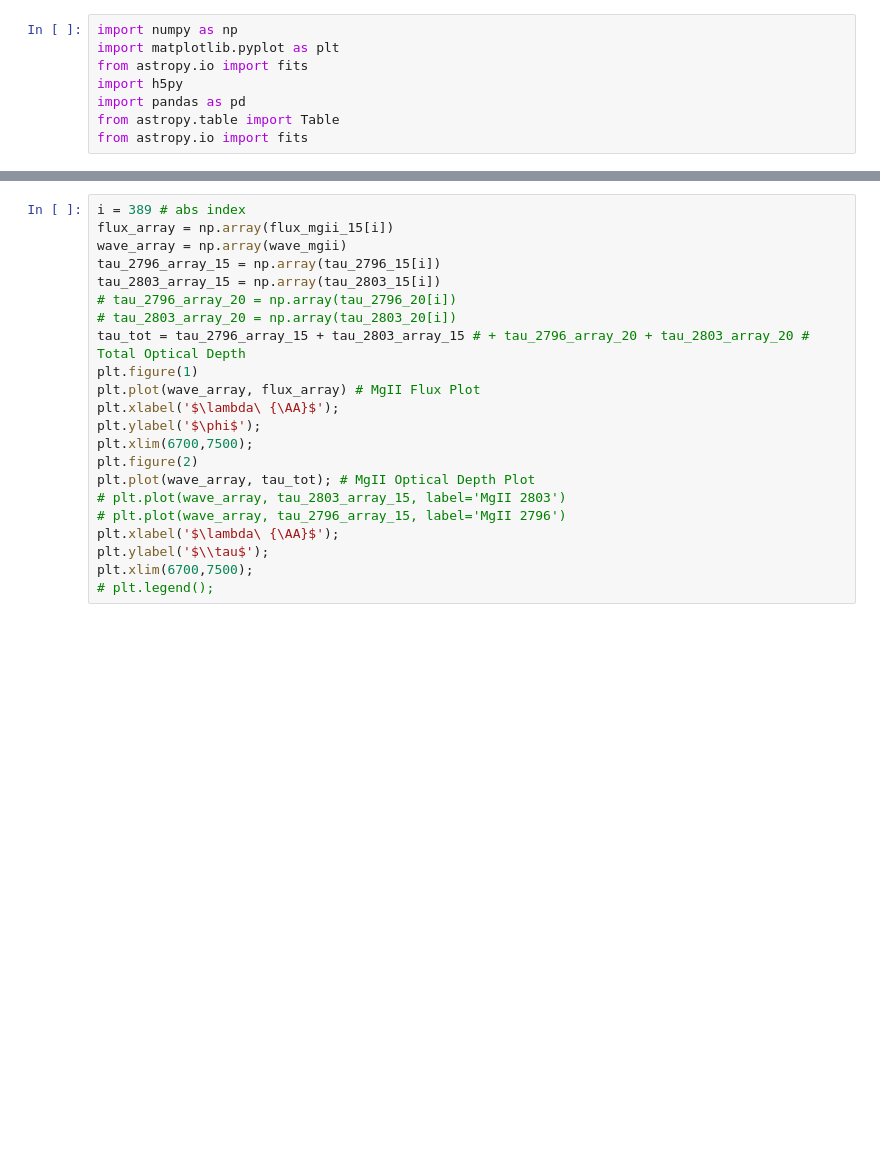
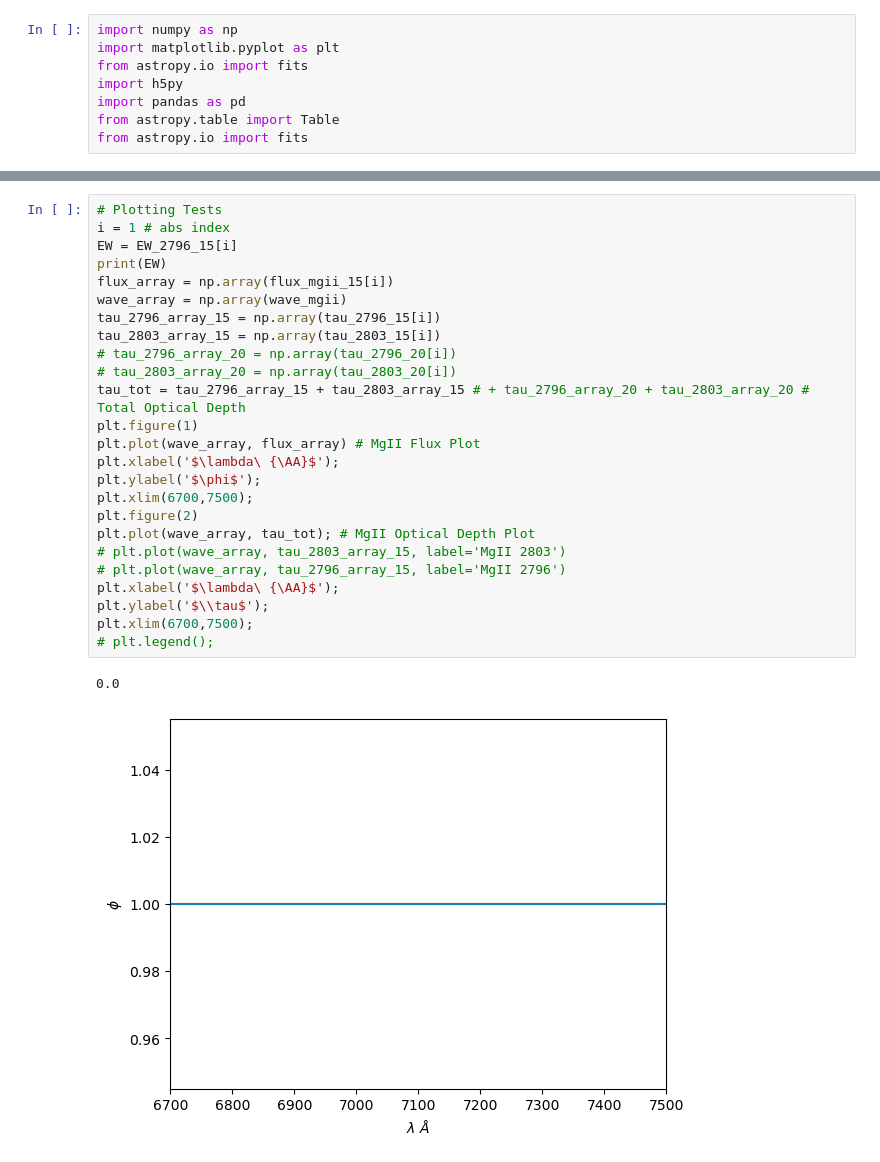
Before and after one commit to amwhorl/file_loader_Aaron, a Jupyter notebook: sim_abs_sampler.ipynb, the cells around one changed output, grey strips where cells are left out. Cells and saved outputs as stored; diff of their text form; blank space fills up the shorter version.

```diff
--- a/sim_abs_sampler.ipynb
+++ b/sim_abs_sampler.ipynb
@@ -44,22 +47,28 @@ EW_2803_20 = f5['EW_MgII_2803']
 # %%
-i = 389 # abs index
+# Plotting Tests
+i = 1 # abs index
+EW = EW_2796_15[i]
+print(EW)
 flux_array = np.array(flux_mgii_15[i])
 wave_array = np.array(wave_mgii)
 tau_2796_array_15 = np.array(tau_2796_15[i])
 tau_2803_array_15 = np.array(tau_2803_15[i])
 # tau_2796_array_20 = np.array(tau_2796_20[i])
 # tau_2803_array_20 = np.array(tau_2803_20[i])
 tau_tot = tau_2796_array_15 + tau_2803_array_15 # + tau_2796_array_20 + tau_2803_array_20 # Total Optical Depth
 plt.figure(1)
 plt.plot(wave_array, flux_array) # MgII Flux Plot
 plt.xlabel('$\lambda\ {\AA}$');
 plt.ylabel('$\phi$');
 plt.xlim(6700,7500);
 plt.figure(2)
 plt.plot(wave_array, tau_tot); # MgII Optical Depth Plot
 # plt.plot(wave_array, tau_2803_array_15, label='MgII 2803')
 # plt.plot(wave_array, tau_2796_array_15, label='MgII 2796')
 plt.xlabel('$\lambda\ {\AA}$');
 plt.ylabel('$\\tau$');
 plt.xlim(6700,7500);
 # plt.legend();
+# %% [output]
+0.0
+[figure, added]
```
Also changed, not shown: parts of 9 cells of this notebook.
